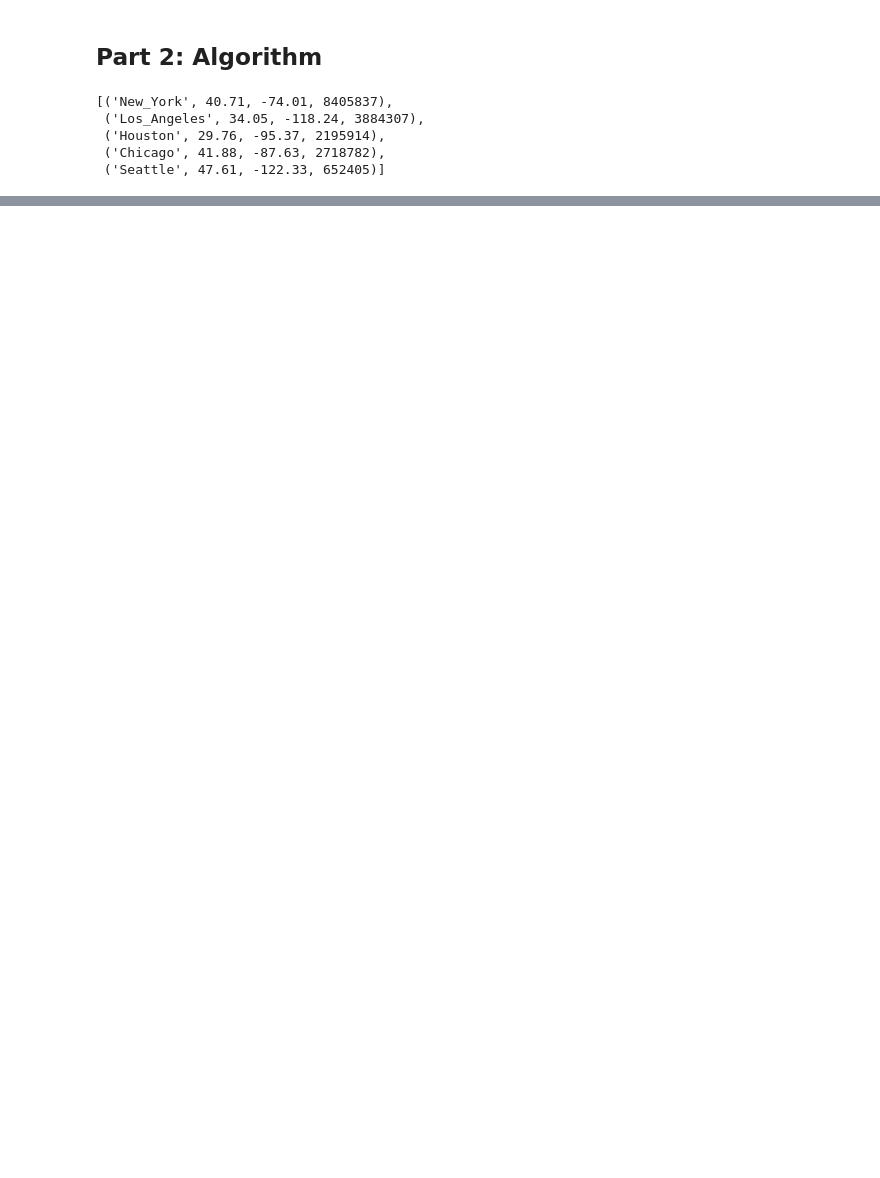
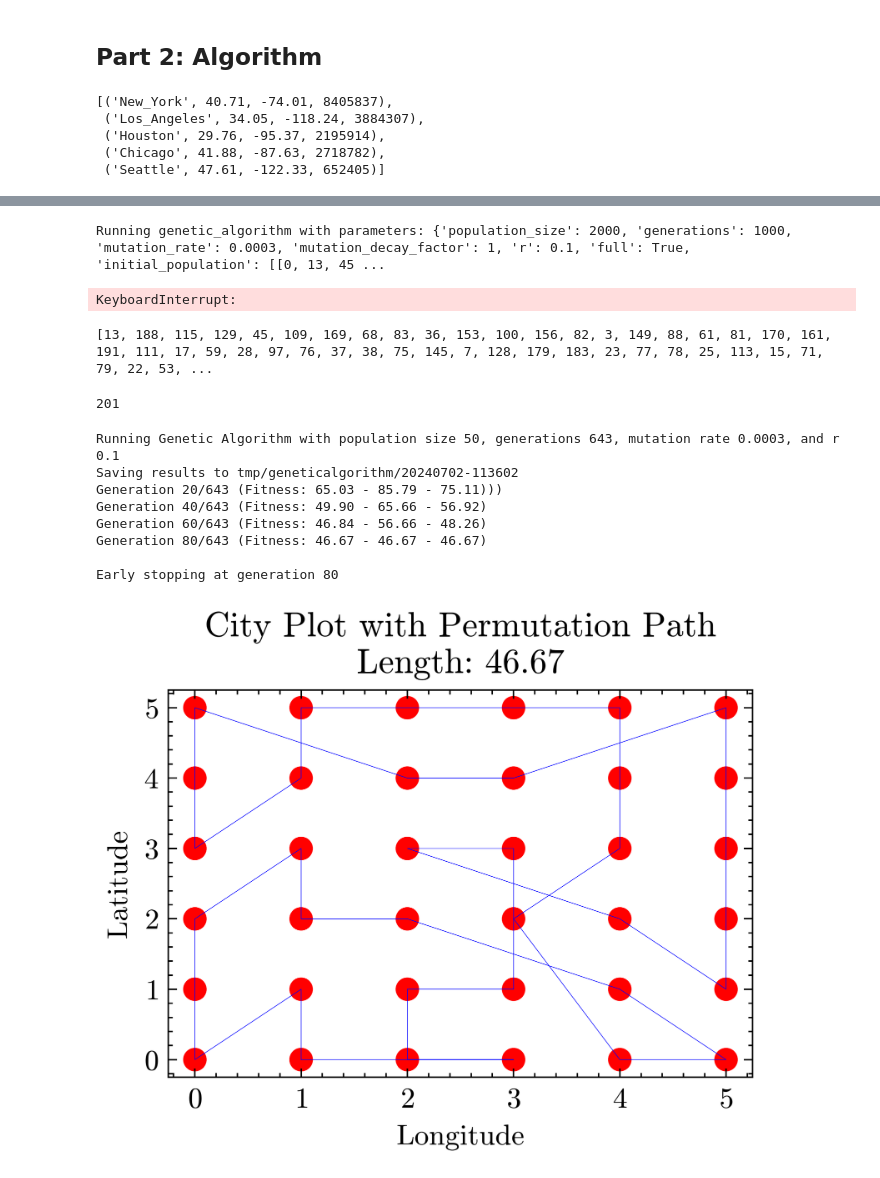
Before and after one commit to shivamCode0/ghp-math-2024, a Jupyter notebook: research/plot_cities.ipynb, the cells around one changed output, grey strips where cells are left out. Drawn from its saved outputs; the diff is of its cells as text; code cells hidden in the pictures; blank space fills up the shorter version.

```diff
--- a/research/plot_cities.ipynb
+++ b/research/plot_cities.ipynb
@@ -270,0 +584,51 @@ plot_cities_permutation(cities1, best_path)
+# %%
+best_permutation, best_length, hist1 = genetic_algorithm(
+    cities1,
+    mutation_rate=3e-4,
+    generations=1000,
+    r=0.1,
+    population_size=2000,
+    early_stopping_generations=100,
+    initial_population=[best_path[:-1]]*1900,
+    cpu_count=10000
+)
+
+# Plot the best path found
+plot_cities_permutation(cities1, best_permutation)
+# %% [output]
+Running genetic_algorithm with parameters: {'population_size': 2000, 'generations': 1000, 'mutation_rate': 0.0003, 'mutation_decay_factor': 1, 'r': 0.1, 'full': True, 'initial_population': [[0, 13, 45 ...
+KeyboardInterrupt:
+# %%
+print(best_permutation, best_length)
+# %% [output]
+[13, 188, 115, 129, 45, 109, 169, 68, 83, 36, 153, 100, 156, 82, 3, 149, 88, 61, 81, 170, 161, 191, 111, 17, 59, 28, 97, 76, 37, 38, 75, 145, 7, 128, 179, 183, 23, 77, 78, 25, 113, 15, 71, 79, 22, 53, ...
+# %%
+len(best_permutation)
+# %% [output]
+201
+# %%
+def test_blocks():
+    cities = [(f"C{i+1}", i // 6, i % 6, 10) for i in range(6**2)]
+    plot_cities_permutation(
+        cities,
+        genetic_algorithm(
+            cities,
+            mutation_rate=3e-4,
+            generations=643,
+            population_size=50,
+            early_stopping_generations=20,
+        )[0]
+    )
+    plot_cities_permutation(cities, christofides(cities))
+
+test_blocks()
+# %% [output]
+Running Genetic Algorithm with population size 50, generations 643, mutation rate 0.0003, and r 0.1
+Saving results to tmp/geneticalgorithm/20240702-113602
+Generation 20/643 (Fitness: 65.03 - 85.79 - 75.11)))
+Generation 40/643 (Fitness: 49.90 - 65.66 - 56.92)
+Generation 60/643 (Fitness: 46.84 - 56.66 - 48.26)
+Generation 80/643 (Fitness: 46.67 - 46.67 - 46.67)
+
+Early stopping at generation 80
+[figure, added]
```
Also changed, not shown: parts of 21 cells of this notebook, 11 other files.
